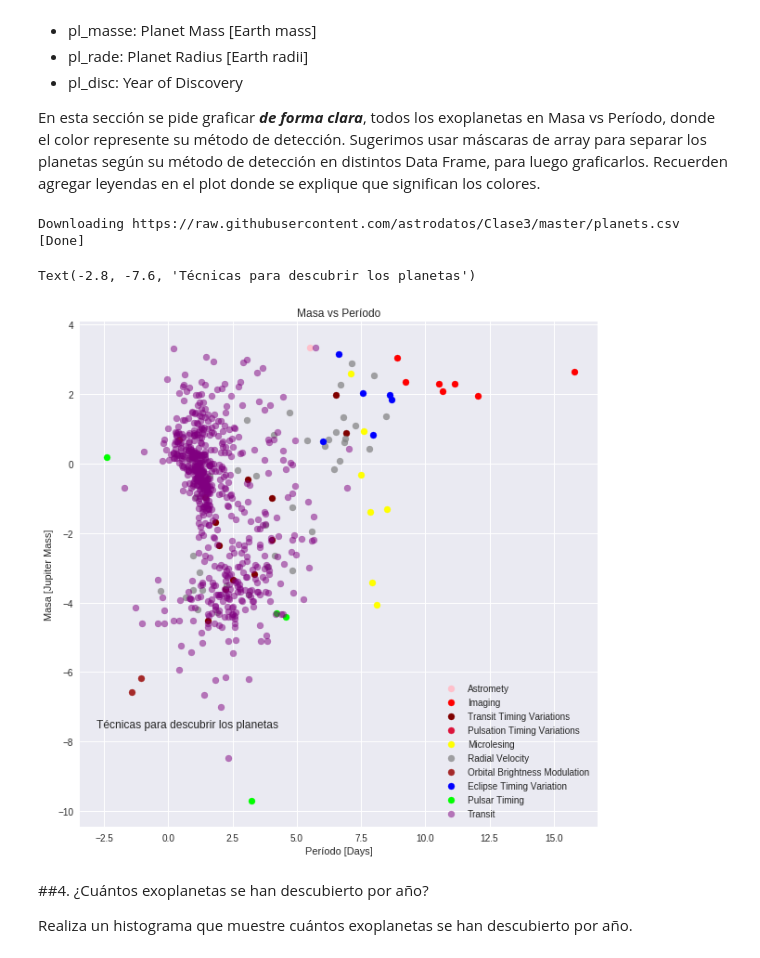
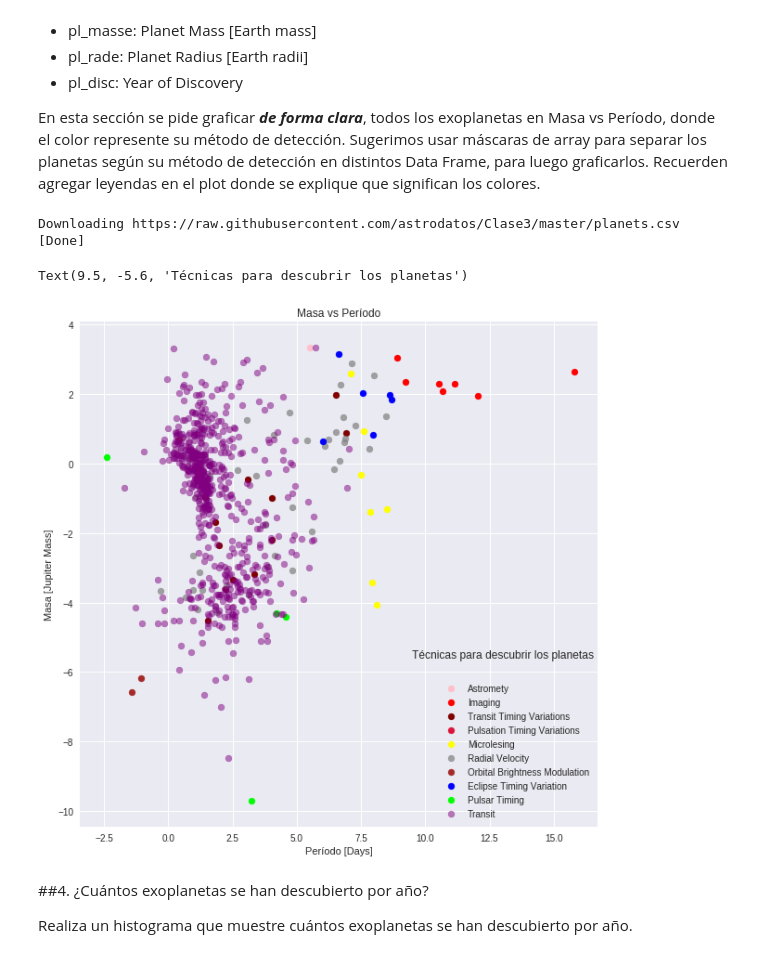
Before and after one commit to simonvidal/minitarea3, a Jupyter notebook: minitarea3.ipynb, the cells around one changed output. Drawn from its saved outputs; the diff is of its cells as text; code cells hidden in the pictures.

```diff
--- a/minitarea3.ipynb
+++ b/minitarea3.ipynb
@@ -187,36 +187,36 @@ archivo = download_file("https://raw.githubusercontent.com/astrodatos/Clase3/mas
 planetas = pd.read_csv(archivo, comment="#")
 astro = planetas[planetas['pl_discmethod']=='Astrometry']
 imag = planetas[planetas['pl_discmethod']=='Imaging']
 vartransito =planetas[planetas['pl_discmethod']=='Transit Timing Variations']
 pulso = planetas[planetas['pl_discmethod']=='Pulsation Timing Variations']
 micro = planetas[planetas['pl_discmethod']=='Microlensing']
 velocidad = planetas[planetas["pl_discmethod"]=='Radial Velocity']
 orbita = planetas[planetas['pl_discmethod']=='Orbital Brightness Modulation']
 eclipse = planetas[planetas['pl_discmethod']=='Eclipse Timing Variations']
 pulsar = planetas[planetas['pl_discmethod']=='Pulsar Timing']
 transito = planetas[planetas['pl_discmethod']=='Transit']
 
 # Graficar plot
 plt.figure(figsize=(10,10))
 plt.scatter(np.log(astro['pl_orbper']),np.log(astro['pl_massj']),color='pink',label='Astromety')
 plt.scatter(np.log(imag['pl_orbper']),np.log(imag['pl_massj']),color='red',label='Imaging')
 plt.scatter(np.log(vartransito['pl_orbper']),np.log(vartransito['pl_massj']),color='maroon',label='Transit Timing Variations')
 plt.scatter(np.log(pulso['pl_orbper']),np.log(pulso['pl_massj']),color='crimson',label='Pulsation Timing Variations')
 plt.scatter(np.log(micro['pl_orbper']),np.log(micro['pl_massj']),color='yellow',label='Microlesing')
 plt.scatter(np.log(velocidad['pl_orbper']),np.log(velocidad['pl_massj']),color='gray',alpha=0.7,label='Radial Velocity')
 plt.scatter(np.log(orbita['pl_orbper']),np.log(orbita['pl_massj']),color='brown',label='Orbital Brightness Modulation')
 plt.scatter(np.log(eclipse['pl_orbper']),np.log(eclipse['pl_massj']),color='blue',label='Eclipse Timing Variation')
 plt.scatter(np.log(pulsar['pl_orbper']),np.log(pulsar['pl_massj']),color='lime',label='Pulsar Timing')
 plt.scatter(np.log(transito['pl_orbper']),np.log(transito['pl_massj']),color='purple',alpha=0.5,label='Transit')
 plt.legend()
 plt.title('Masa vs Período')
 plt.xlabel('Período [Days]')
 plt.ylabel('Masa [Jupiter Mass]')
-plt.text(-2.8,-7.6,'Técnicas para descubrir los planetas')
+plt.text(9.5,-5.6,'Técnicas para descubrir los planetas')
 # %% [output]
 Downloading https://raw.githubusercontent.com/astrodatos/Clase3/master/planets.csv [Done]
-Text(-2.8, -7.6, 'Técnicas para descubrir los planetas')
+Text(9.5, -5.6, 'Técnicas para descubrir los planetas')
-[figure, old version]
+[figure, new version]
 # %% [markdown]
 ##4. ¿Cuántos exoplanetas se han descubierto por año?
 
```
Also changed, not shown: parts of 2 cells of this notebook.
